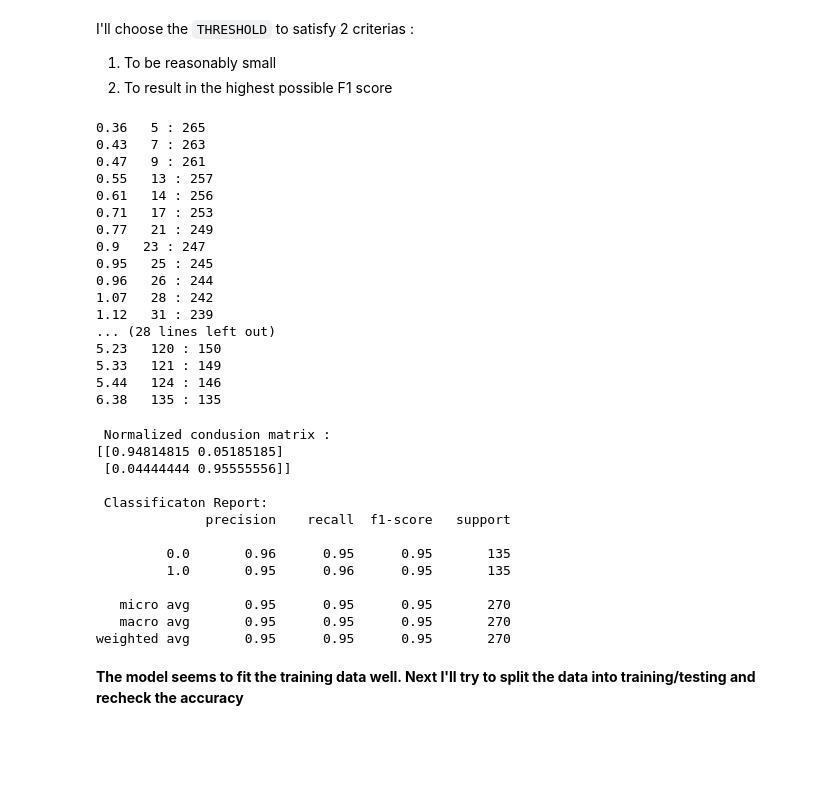
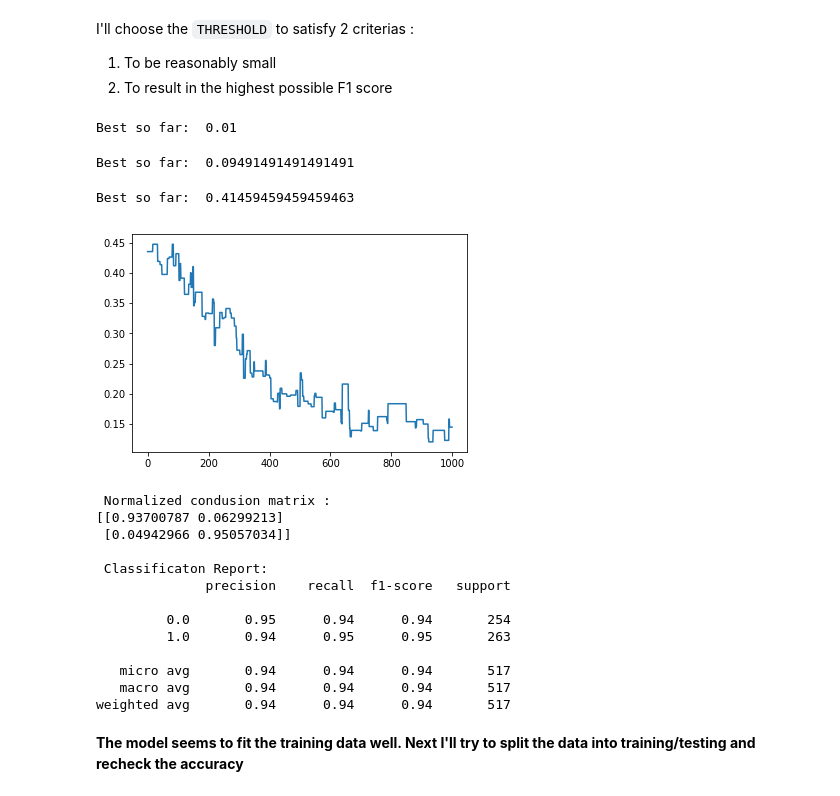
Before and after one commit to abdelrahmanYaseen/ML_Classification, a Jupyter notebook: Yaseen_forest_fire.ipynb, the cells around one changed output. Cells and saved outputs as stored; diff of their text form; code cells hidden in the pictures; blank space fills up the shorter version.

```diff
--- a/Yaseen_forest_fire.ipynb
+++ b/Yaseen_forest_fire.ipynb
@@ -661,61 +648,31 @@ Y_noZeros = dataset_np_noZeros[:,(dataset_np.shape[1]-1)]
 # %%
-minimum = np.inf
-bestThreshold = None
-for i in Y_noZeros:
-    Y_transformed = getTransformedTargetsMatrix(Y_noZeros,i)
-    x = np.bincount(Y_transformed.astype('int64'))
-    diff=abs(x[0]-x[1])
-    if diff < minimum:
-        minimum = diff
-        bestThreshold = i
-        print(i,' ',x[0],':',x[1])
-
-
-import random
-EX = DecisionTreeClassifier()
+EX = ExtraTreesClassifier(n_estimators=5, random_state=7)
 params = {'bootstrap': True, 'criterion': 'gini', 'max_depth': None, 'max_features': 2, 'min_samples_leaf': 2, 'min_samples_split': 2, 'n_estimators': 600}
-# EX.set_params(**params)
 train_rslts=[]
-num=100
-tmp=-np.inf
+num=1000
+tmp=0
 best_param=0
-# for i in np.linspace(1,1000,num):
-for j in range(num):
-    i = random.randint(1,1000)
+for i in np.linspace(0.01,5,num):
     THRESHOLD=i
-    Y_transformed = getTransformedTargetsMatrix(Y_noZeros,THRESHOLD)
-    kfold = model_selection.KFold(n_splits=5, random_state=5)
-    cv_results = model_selection.cross_val_score(EX, X_noZeros,Y_transformed, cv=kfold, scoring='f1')
-    print(j,' ::',i, ' :: ', cv_results.mean())
+    Y_transformed = getTransformedTargetsMatrix(Y,THRESHOLD)
+    kfold = model_selection.KFold(n_splits=10, random_state=5)
+    cv_results = model_selection.cross_val_score(EX, X,Y_transformed, cv=kfold, scoring='f1')
     if cv_results.mean() > tmp:
         tmp = cv_results.mean()
         best_param = i
         print("Best so far: ",i)
     train_rslts.append(cv_results.mean())
 #     print(i,' ',cv_results.mean())
 
 plt.plot(range(num),train_rslts)
 plt.show()
 # %% [output]
-0.36   5 : 265
-0.43   7 : 263
-0.47   9 : 261
-0.55   13 : 257
-0.61   14 : 256
-0.71   17 : 253
-0.77   21 : 249
-0.9   23 : 247
-0.95   25 : 245
-0.96   26 : 244
-1.07   28 : 242
-1.12   31 : 239
-... (28 lines left out)
-5.23   120 : 150
-5.33   121 : 149
-5.44   124 : 146
-6.38   135 : 135
+Best so far:  0.01
+Best so far:  0.09491491491491491
+Best so far:  0.41459459459459463
+[figure, added]
 # %%
-THRESHOLD = bestThreshold
+THRESHOLD = best_param
 Y_transformed = getTransformedTargetsMatrix(Y,THRESHOLD)
 EX = ExtraTreesClassifier(n_estimators=5, random_state=7)
 params = {'bootstrap': True, 'criterion': 'gini', 'max_depth': None, 'max_features': 2, 'min_samples_leaf': 2, 'min_samples_split': 2, 'n_estimators': 600}
@@ -731,18 +688,18 @@ print("\n Classificaton Report:")
 print(classification_report(Y_transformed,y_pred))
 # %% [output]
  Normalized condusion matrix :
-[[0.94814815 0.05185185]
- [0.04444444 0.95555556]]
+[[0.93700787 0.06299213]
+ [0.04942966 0.95057034]]
 
  Classificaton Report:
               precision    recall  f1-score   support
 
-         0.0       0.96      0.95      0.95       135
-         1.0       0.95      0.96      0.95       135
+         0.0       0.95      0.94      0.94       254
+         1.0       0.94      0.95      0.95       263
 
-   micro avg       0.95      0.95      0.95       270
-   macro avg       0.95      0.95      0.95       270
-weighted avg       0.95      0.95      0.95       270
+   micro avg       0.94      0.94      0.94       517
+   macro avg       0.94      0.94      0.94       517
+weighted avg       0.94      0.94      0.94       517
 # %% [markdown]
 __The model seems to fit the training data well. Next I'll try to split the data into training/testing and recheck the accuracy__
 # %%
```
Also changed, not shown: parts of 2 cells of this notebook.
